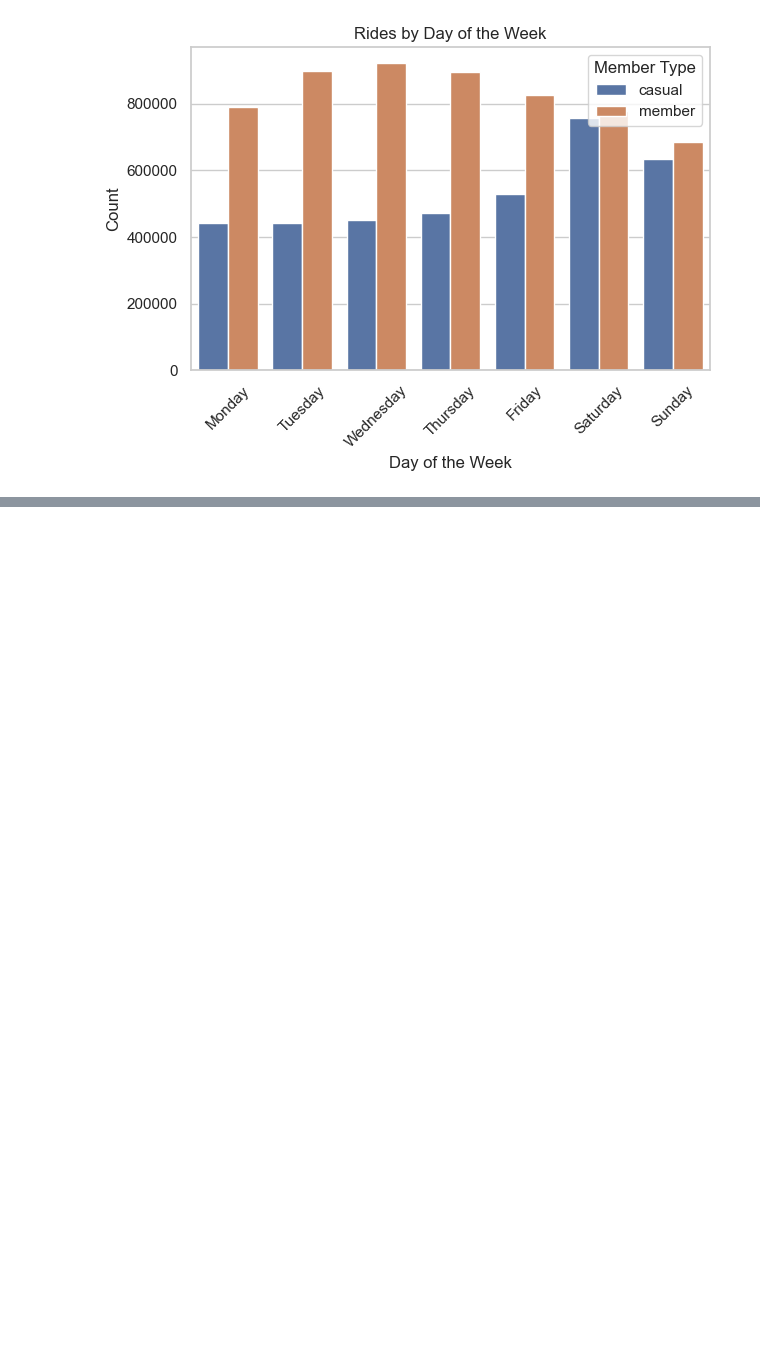
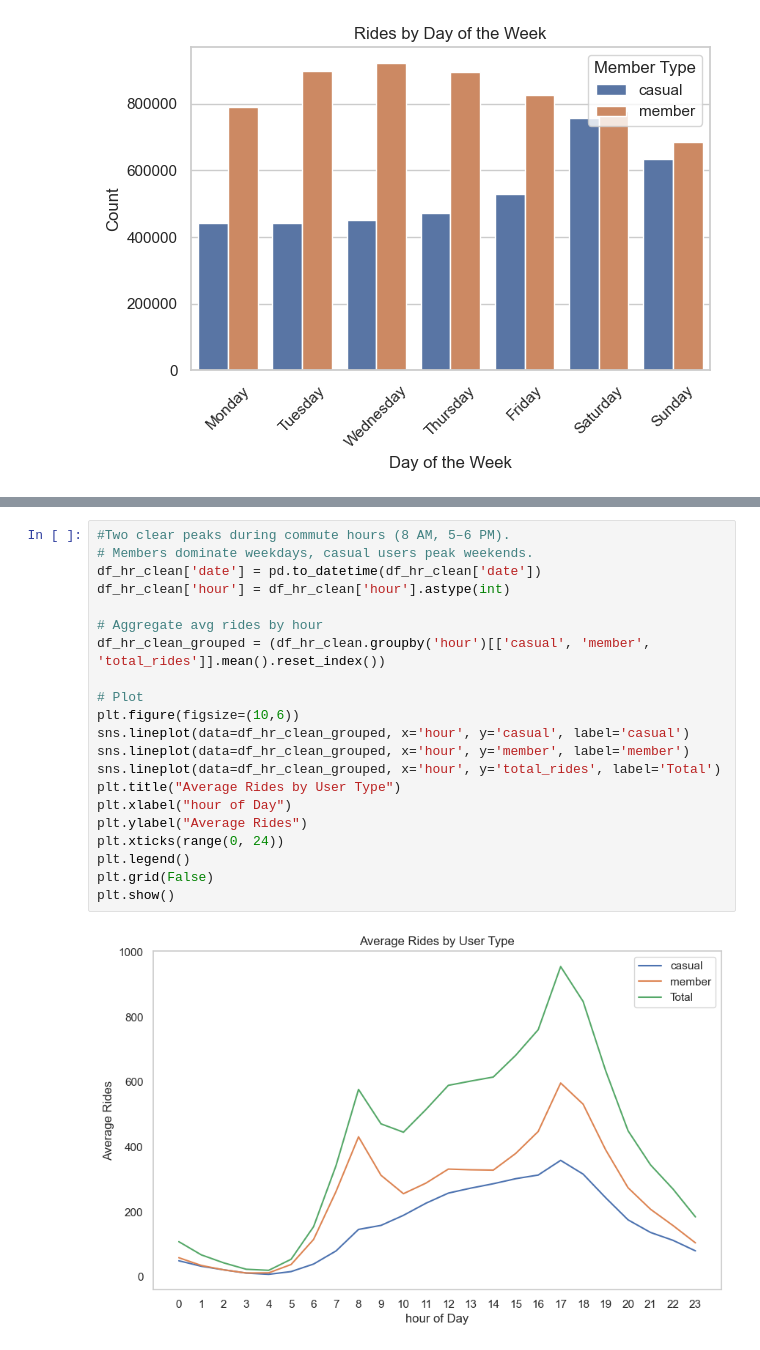
Before and after one commit to bbhatta10/Capital-Bike-Share, a Jupyter notebook: CapitalBikeShare.ipynb, the cells around one changed output, grey strips where cells are left out. Cells and saved outputs as stored; diff of their text form; blank space fills up the shorter version.

```diff
--- a/CapitalBikeShare.ipynb
+++ b/CapitalBikeShare.ipynb
@@ -949,0 +996,23 @@ NameError: name 'df_full_clean' is not defined
+# %%
+#Two clear peaks during commute hours (8 AM, 5–6 PM).
+# Members dominate weekdays, casual users peak weekends.
+df_hr_clean['date'] = pd.to_datetime(df_hr_clean['date'])
+df_hr_clean['hour'] = df_hr_clean['hour'].astype(int)
+
+# Aggregate avg rides by hour
+df_hr_clean_grouped = (df_hr_clean.groupby('hour')[['casual', 'member', 'total_rides']].mean().reset_index())
+
+# Plot
+plt.figure(figsize=(10,6))
+sns.lineplot(data=df_hr_clean_grouped, x='hour', y='casual', label='casual')
+sns.lineplot(data=df_hr_clean_grouped, x='hour', y='member', label='member')
+sns.lineplot(data=df_hr_clean_grouped, x='hour', y='total_rides', label='Total')
+plt.title("Average Rides by User Type")
+plt.xlabel("hour of Day")
+plt.ylabel("Average Rides")
+plt.xticks(range(0, 24))
+plt.legend()
+plt.grid(False)
+plt.show()
+# %% [output]
+[figure, added]
```
Also changed, not shown: parts of 32 cells of this notebook, 4 other files.
